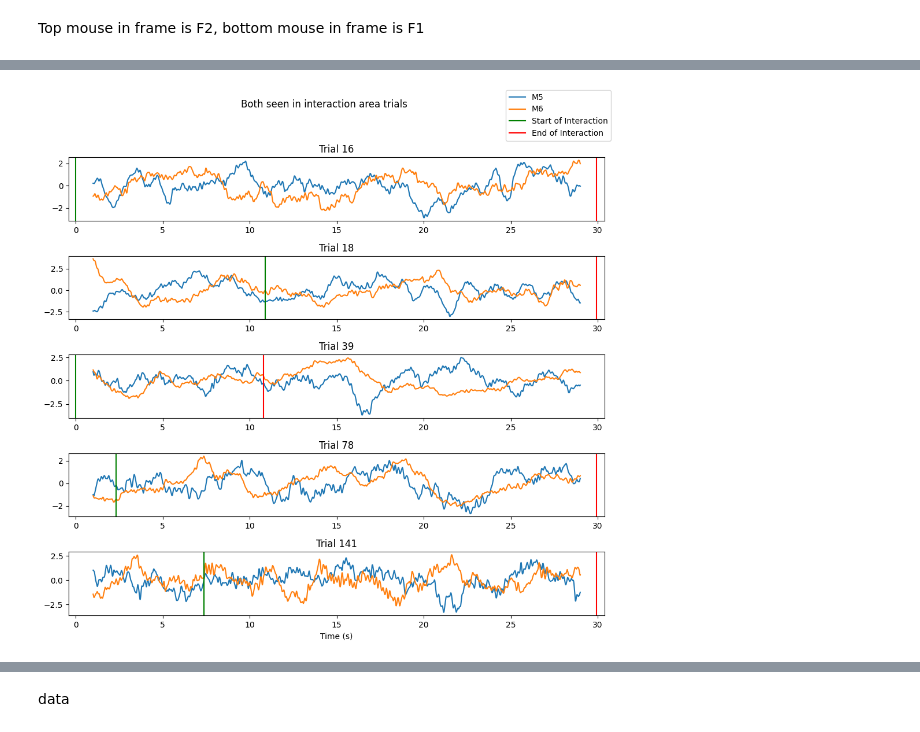
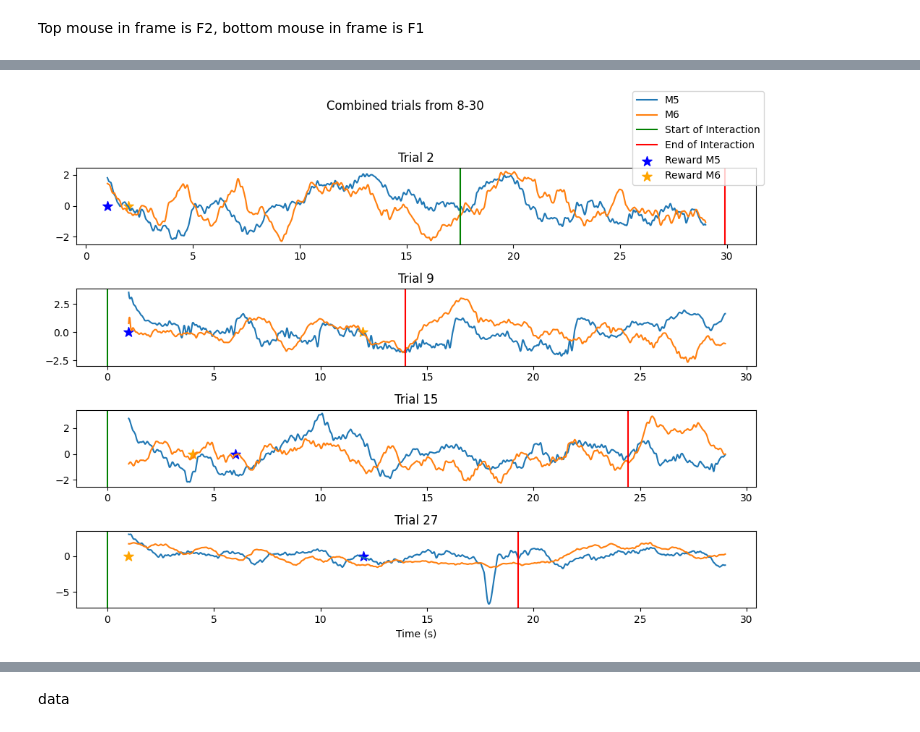
Before and after one commit to Tsuchijo/Interaction_Task_Data_Processing, a Jupyter notebook: src/notebooks/process_photometry.ipynb, the cells around one changed output, grey strips where cells are left out. Cells and saved outputs as stored; diff of their text form; code cells hidden in the pictures.

Commit message:
added more figures for grant proposal and imporved data processing pipeline

```diff
--- a/src/notebooks/process_photometry.ipynb
+++ b/src/notebooks/process_photometry.ipynb
@@ -196,5 +196,6 @@ def deltaFF(data, t, method='exp_fit'):
 # %% [markdown]
 Top mouse in frame is F2, bottom mouse in frame is F1
 # %%
-data = get_trial_photometry_data('2023-08-24', experiment_data)
+data = get_trial_photometry_data('2023-08-30', experiment_data)
+csv = pd.read_csv(experiment_data['2023-08-30']['trial'])
 # %% [output]
@@ -209,0 +359,18 @@ read from t=0s to t=27011.65s
+# %%
+# average over all reward trials
+mean_465A_reward = np.mean([y[:min([len(x) for x in post_reward_list_465A])] for y in post_reward_list_465A], axis=0)
+mean_465C_reward = np.mean([y[:min([len(x) for x in post_reward_list_465C])] for y in post_reward_list_465C], axis=0)
+
+# plot average of reward trials
+time_series = np.arange(0, 5, 1/data['fs'])[:-3]
+fig, ax = plt.subplots(1, 1)
+ax.plot(time_series, mean_465A_reward, label='M5')
+ax.plot(time_series, mean_465C_reward, label='M6')
+ax.set_title('Mean 5 seconds post reward Trials')
+ax.set_xlabel('Time after reward(s)')
+fig.tight_layout()
+# legend
+ax.legend()
+plt.show()
+# save fig as svg
+fig.savefig(config.PROJECT_ROOT + '/data/media/figures/mean_reward.svg', format='svg')
@@ -241,40 +521,48 @@ trials_8_24_nothing = {
 # %%
 from matplotlib.animation import FuncAnimation
 # plot 465A on right graph
-trial_dict = trials_8_24_combined
+trial_dict = trials_8_30_combined
 fig, axes = plt.subplots(len(trial_dict.keys()), 1, figsize=(10, 2 * len(trial_dict.keys())))
-trim_end  = -1000
-trim_start = 1000
+trim_end  = -500
+trim_start = 500
 for key, axs in zip(trial_dict, axes):
     ind = key
     start_x = trial_dict[key][0] / 25.0
     end_x = trial_dict[key][1] / 25.0
     fs = int(data['fs'])
     time_series = np.arange(1, 29, 1/data['fs'])[0:len(data['465A'][ind][fs:-fs])]
     dff465A = deltaFF(data['465A'][ind][fs:-fs], time_series)[0]
     dff405A = deltaFF(data['405A'][ind][fs:-fs], time_series)[0]
     dff465C = deltaFF(data['465C'][ind][fs:-fs], time_series)[0]
     dff405C = deltaFF(data['405C'][ind][fs:-fs], time_series)[0]
     dff_diffA = dff465A
     dff_diffC = dff465C
+    reward_time_L = csv['mouse_L_reward_time'][ind]
+    reward_time_R = csv['mouse_R_reward_time'][ind]
     # high pass dff_dffC
     line1 = axs.plot(time_series, dff_diffA, label='M5')
     line2 = axs.plot(time_series, dff_diffC, label='M6')
     # plot vertical lines
     line3 = axs.axvline(x=start_x, color='g', label='Start of Interaction')
     line4 = axs.axvline(x=end_x, color='r', label='End of Interaction')
+    # plot a star at the reward time
+    if reward_time_L is not None:
+        star1 = axs.scatter(reward_time_L, 0, marker='*', color='b', s=100, label='Reward M5')
+
+    if reward_time_R is not None:
+        star2 = axs.scatter(reward_time_R, 0, marker='*', color='orange', s=100, label='Reward M6')
     axs.set_title('Trial ' + str(key))
 # add legend to figure
-fig.legend(loc='upper right', handles=[line1[0], line2[0], line3, line4])
+fig.legend(loc='upper right', handles=[line1[0], line2[0], line3, line4, star1, star2])
 fig.subplots_adjust(hspace=0.5)
 # label x axis time in seconds
 axes[-1].set_xlabel('Time (s)')
 # add title 'M5 only trials'
-fig.suptitle('Both seen in interaction area trials')
+fig.suptitle('Combined trials from 8-30')
 # adjust title spacing
 fig.tight_layout(rect=[0, 0.03, 1, 0.95])
 plt.show()
 # save as svg
-fig.savefig(config.PROJECT_ROOT + '/data/media/figures/8-24-combined.svg', format='svg', dpi=1200)
+fig.savefig(config.PROJECT_ROOT + '/data/media/figures/8-30-combined.svg', format='svg', dpi=1200)
 # %% [output]
-[figure, old version]
+[figure, new version]
```
Also changed, not shown: parts of 12 cells of this notebook, 27 other files.
